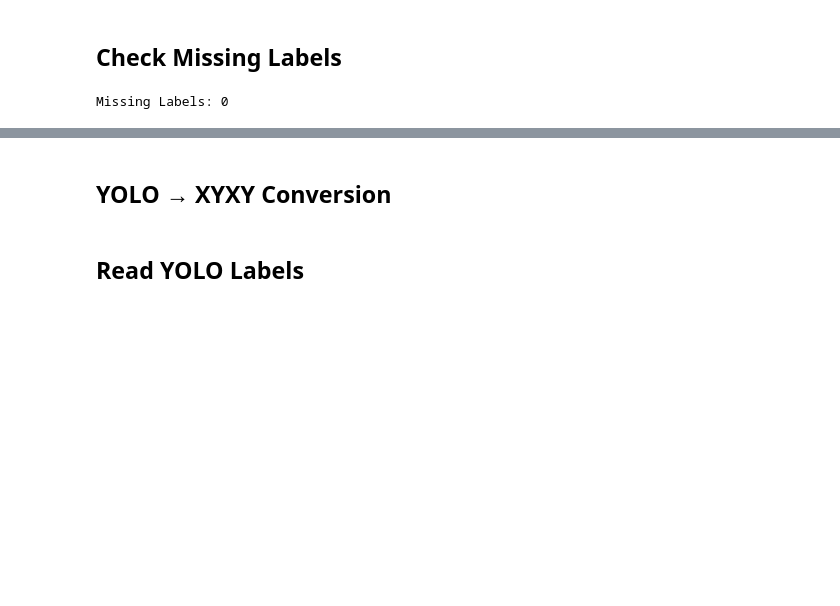
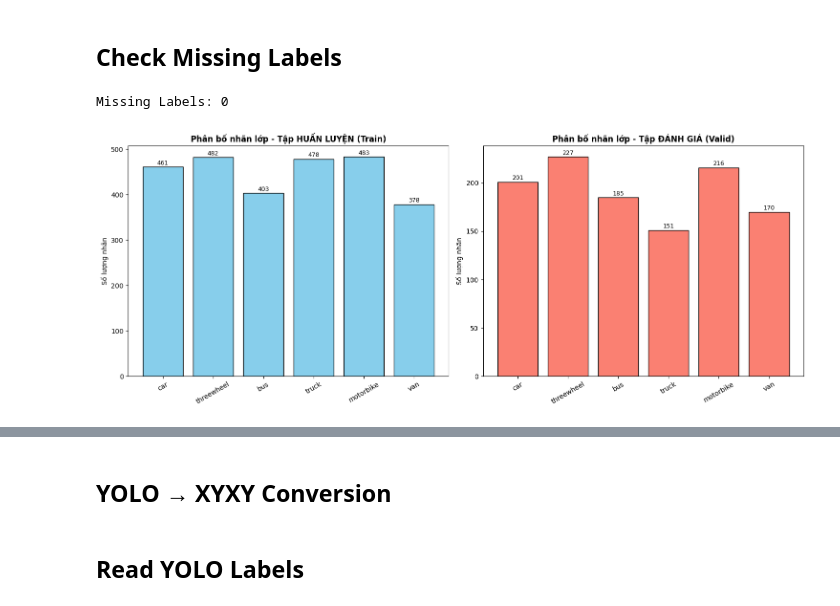
Before and after one commit to 0402anhhuy/Traffic_AI, a Jupyter notebook: video-ai-traffic.ipynb, the cells around one changed output, grey strips where cells are left out. Drawn from its saved outputs; the diff is of its cells as text; code cells hidden in the pictures; blank space fills up the shorter version.

```diff
--- a/video-ai-traffic.ipynb
+++ b/video-ai-traffic.ipynb
@@ -81,3 +83,102 @@ for image_name in train_images:
 print("Missing Labels:", len(missing))
 # %% [output]
 Missing Labels: 0
+# %%
+# ----------------------------------------------------
+# 1. Thu thập dữ liệu nhãn từ cả hai tập Train và Valid
+# ----------------------------------------------------
+def collect_bbox_stats(label_dir):
+    class_counts = {i: 0 for i in range(len(classes))}
+    box_widths = []
+    box_heights = []
+    center_xs = []
+    center_ys = []
+
+    for file in os.listdir(label_dir):
+        if not file.endswith('.txt'):
+            continue
+        with open(os.path.join(label_dir, file), 'r') as f:
+            for line in f:
+                parts = line.strip().split()
+                if len(parts) < 5:
+                    continue
+                class_id = int(parts[0])
+                x_c, y_c, w, h = map(float, parts[1:5])
+
+                if class_id in class_counts:
+                    class_counts[class_id] += 1
+                box_widths.append(w)
+                box_heights.append(h)
+                center_xs.append(x_c)
+                center_ys.append(y_c)
+
+    return class_counts, box_widths, box_heights, center_xs, center_ys
+
+train_counts, train_w, train_h, train_cx, train_cy = collect_bbox_stats(TRAIN_LABEL_DIR)
+valid_counts, valid_w, valid_h, valid_cx, valid_cy = collect_bbox_stats(VALID_LABEL_DIR)
+
+# ----------------------------------------------------
+# 2. Vẽ biểu đồ Phân bố các Lớp phương tiện (Class Distribution)
+# ----------------------------------------------------
+fig, axes = plt.subplots(1, 2, figsize=(15, 6))
+
+# Train
+train_values = [train_counts[i] for i in range(len(classes))]
+axes[0].bar(classes, train_values, color='skyblue', edgecolor='black')
+axes[0].set_title('Phân bố nhãn lớp - Tập HUẤN LUYỆN (Train)', fontsize=12, fontweight='bold')
+axes[0].set_ylabel('Số lượng nhãn', fontsize=10)
+axes[0].tick_params(axis='x', rotation=30)
+for i, v in enumerate(train_values):
+    axes[0].text(i, v + max(train_values)*0.01, str(v), ha='center', fontsize=9)
+
+# Valid
+valid_values = [valid_counts[i] for i in range(len(classes))]
+axes[1].bar(classes, valid_values, color='salmon', edgecolor='black')
+axes[1].set_title('Phân bố nhãn lớp - Tập ĐÁNH GIÁ (Valid)', fontsize=12, fontweight='bold')
+axes[1].set_ylabel('Số lượng nhãn', fontsize=10)
+axes[1].tick_params(axis='x', rotation=30)
+for i, v in enumerate(valid_values):
+    axes[1].text(i, v + max(valid_values)*0.01, str(v), ha='center', fontsize=9)
+
+plt.tight_layout()
+plt.show()
+
+# ----------------------------------------------------
+# 3. Vẽ biểu đồ phân bố kích thước & tỉ lệ khung hình (Aspect Ratio)
+# ----------------------------------------------------
+train_aspect_ratios = np.array(train_w) / np.array(train_h)
+
+fig, axes = plt.subplots(1, 2, figsize=(15, 6))
+
+# Bounding Box Width vs Height
+axes[0].scatter(train_w, train_h, alpha=0.4, color='teal', edgecolor='none', s=10)
+axes[0].set_title('Phân bố kích thước Bounding Box (Normalized)', fontsize=12, fontweight='bold')
+axes[0].set_xlabel('Chiều rộng (Width)', fontsize=10)
+axes[0].set_ylabel('Chiều cao (Height)', fontsize=10)
+axes[0].grid(True, linestyle='--', alpha=0.5)
+
+# Aspect Ratio Histogram
+axes[1].hist(train_aspect_ratios, bins=50, range=(0, 3), color='purple', edgecolor='black', alpha=0.7)
+axes[1].axvline(1.0, color='red', linestyle='--', label='Tỉ lệ 1:1 (Hình vuông)')
+axes[1].set_title('Phân bố Tỉ lệ khung hình (Width / Height)', fontsize=12, fontweight='bold')
+axes[1].set_xlabel('Tỉ lệ (Aspect Ratio)', fontsize=10)
+axes[1].set_ylabel('Tần suất', fontsize=10)
+axes[1].legend()
+axes[1].grid(True, linestyle='--', alpha=0.5)
+
+plt.tight_layout()
+plt.show()
+
+# ----------------------------------------------------
+# 4. Bản đồ nhiệt vị trí tâm vật thể (2D Spatial Heatmap)
+# ----------------------------------------------------
+plt.figure(figsize=(8, 6))
+plt.hexbin(train_cx, train_cy, gridsize=40, cmap='inferno', mincnt=1)
+plt.colorbar(label='Mật độ vật thể')
+plt.title('Bản đồ nhiệt Vị trí tâm vật thể (Spatial Heatmap)', fontsize=13, fontweight='bold')
+plt.xlabel('Tọa độ X trung tâm (Normalized)', fontsize=10)
+plt.ylabel('Tọa độ Y trung tâm (Normalized)', fontsize=10)
+plt.gca().invert_yaxis()
+plt.show()
+# %% [output]
+[figure, added]
```
Also changed, not shown: parts of 10 cells of this notebook.
